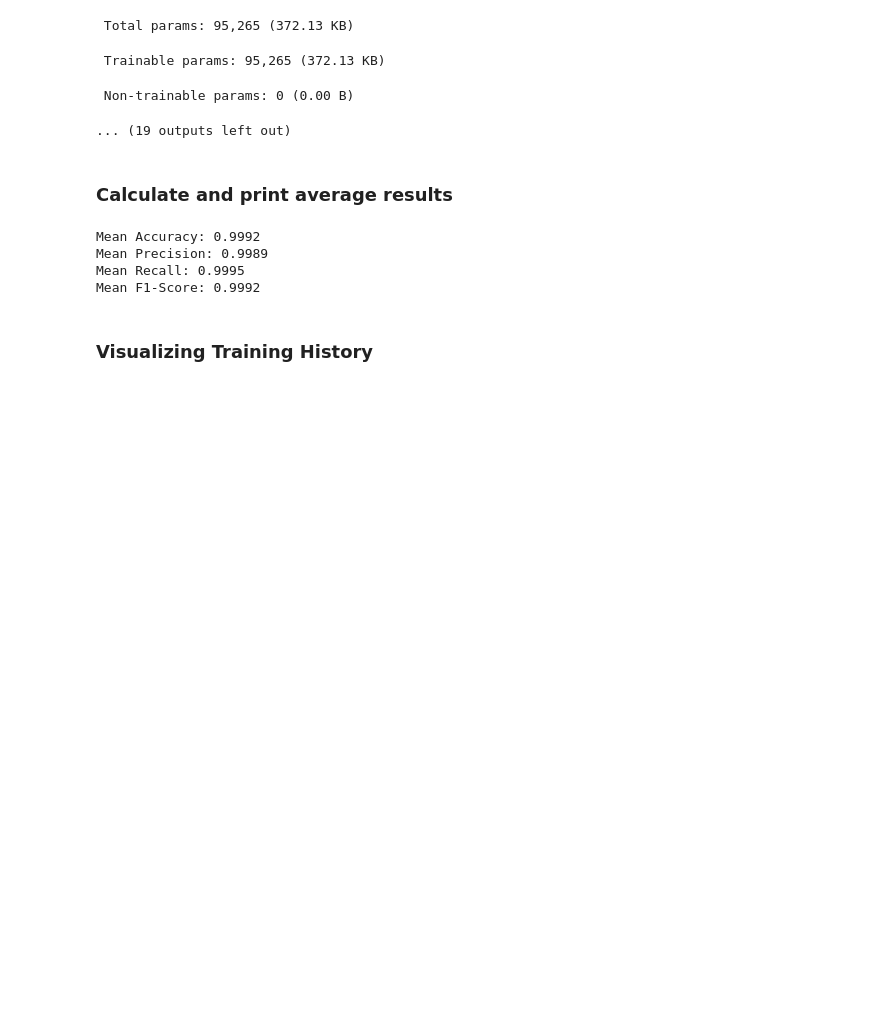
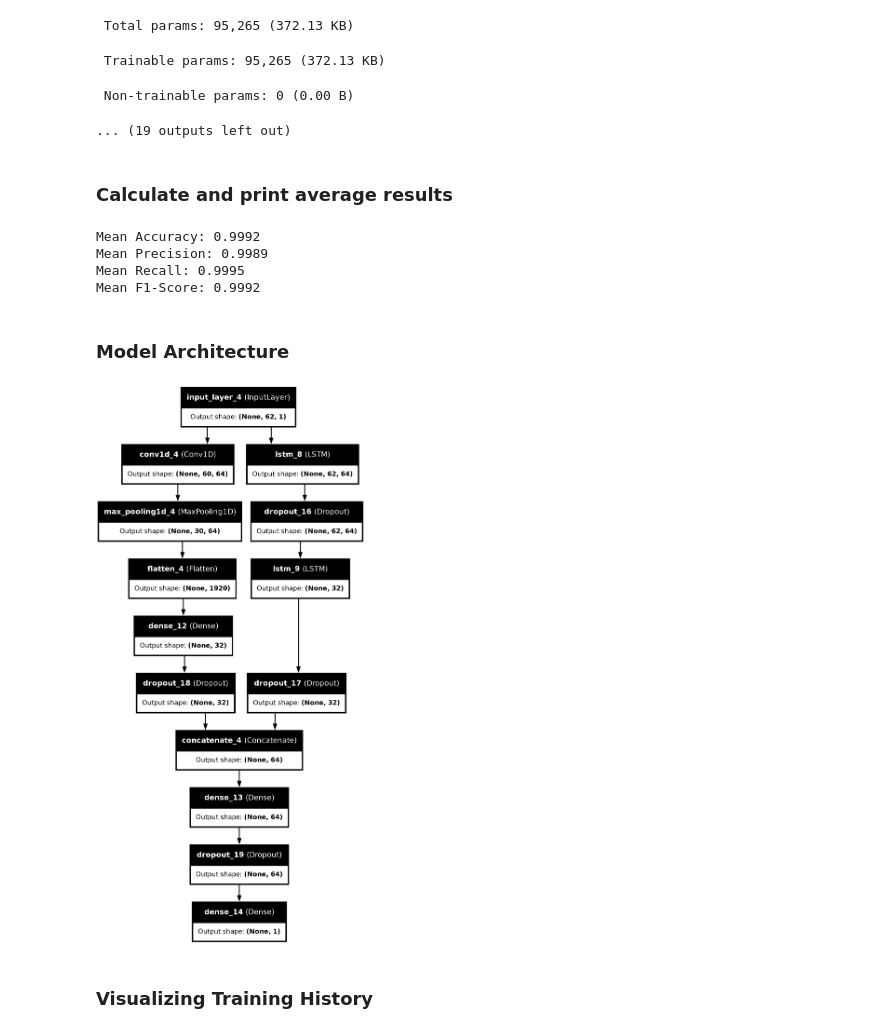
Before and after one commit to rakinplaban/APT_work, a Jupyter notebook: unraveled/cnn_bilstm_erronius.ipynb, the cells around one changed output. Saved outputs shown, nothing was run; the diff lists cells and outputs as text; code cells hidden in the pictures; blank space fills up the shorter version.

Commit message:
Kaggle Notebook | notebookbcf8a1276c | Version 13

```diff
--- a/unraveled/cnn_bilstm_erronius.ipynb
+++ b/unraveled/cnn_bilstm_erronius.ipynb
@@ -406,6 +406,9 @@ precision_scores = []
 recall_scores = []
 f1_scores = []
 accuracy_scores = []
+histories = []
+best_accuracy = 0
+best_history = None
 
 # Training and evaluation
 for train_index, val_index in kf.split(X_resampled):
@@ -430,12 +433,26 @@ for train_index, val_index in kf.split(X_resampled):
         callbacks=[EarlyStopping(patience=5), checkpoint]
     )
 
+    histories.append(history)
+
     # Load the best model
     best_model = load_model(checkpoint_path)
 
+    ## New added
     # Evaluate the best model on the validation data
     results = best_model.evaluate(X_val, Y_val, verbose=0)
-    accuracy_scores.append(results[1])
+    accuracy = results[1]
+
+    if accuracy > best_accuracy:
+        best_accuracy = accuracy
+        best_history = history
+
+    accuracy_scores.append(accuracy)
+    ## New added
+
+    # Evaluate the best model on the validation data
+    # results = best_model.evaluate(X_val, Y_val, verbose=0)
+    # accuracy_scores.append(results[1])
 
     # Predictions
     Y_pred = best_model.predict(X_val)
@@ -536,6 +553,14 @@ Mean Accuracy: 0.9992
 Mean Precision: 0.9989
 Mean Recall: 0.9995
 Mean F1-Score: 0.9992
+# %% [markdown]
+### Model Architecture
+# %%
+from keras.utils import plot_model
+# Visualize the model architecture
+plot_model(best_model, to_file='/kaggle/working/model_architecture.png', show_shapes=True, show_layer_names=True)
+# %% [output]
+[figure, added]
 # %% [markdown]
 ### Visualizing Training History
 # %%
```
Also changed, not shown: parts of 15 cells of this notebook.
